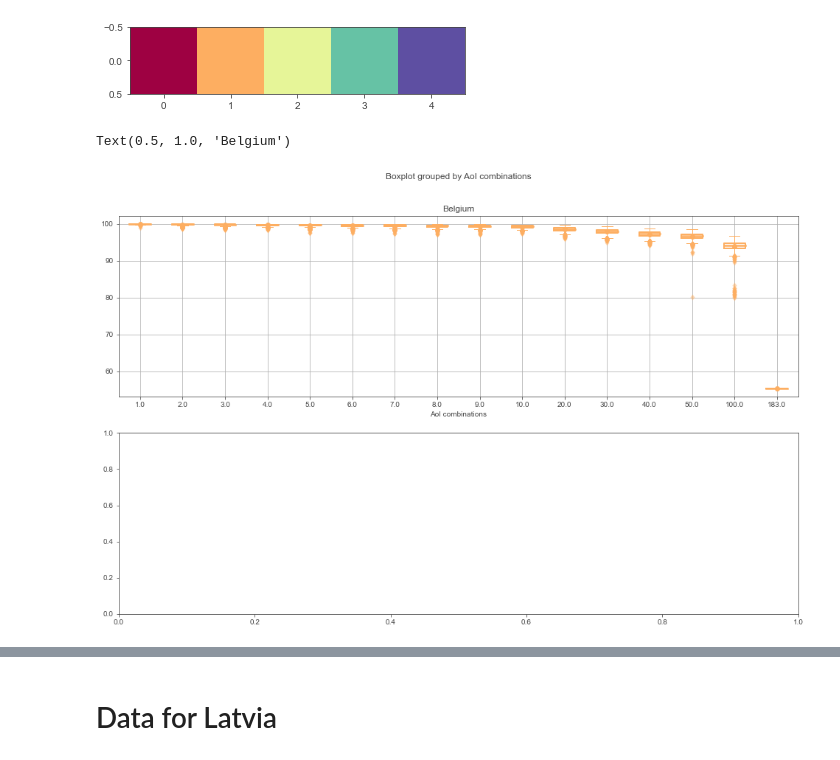
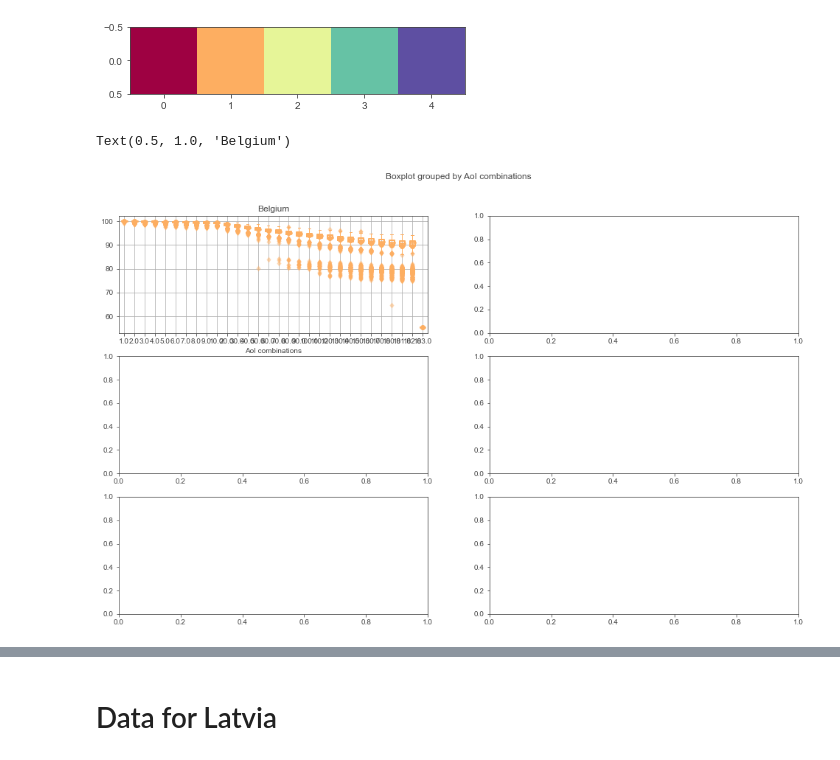
Before and after one commit to keesvanginkel/europe_flood_road_disruption, a Jupyter notebook: scripts/aggregate_giantcomponent.ipynb, the cells around one changed output, grey strips where cells are left out. Cells and saved outputs as stored; diff of their text form; code cells hidden in the pictures.

Commit message:
Aggregation script giant compononent analysis

```diff
--- a/scripts/aggregate_giantcomponent.ipynb
+++ b/scripts/aggregate_giantcomponent.ipynb
@@ -20,7 +21,7 @@ config = load_config(file='config_unc.json')
 # %% [markdown]
 # Load data for Belgium
 # %%
-gc_dir = config['paths']['main_output'] / 'belgium_giant_component' / 'finished_gc'
+gc_dir = config['paths']['main_output'] / 'belgium_giant_component_all' / 'finished_gc'
 assert gc_dir.exists()
 # %%
 def combine_finished_stochastic(finished_folder): #from visualisations_new
@@ -147,41 +185,41 @@ plt.show()
 # %% [output]
 [figure]
 # %%
-rows = 2
-cols = 1
+rows = 3
+cols = 2
 fig,axes = plt.subplots(rows,cols,figsize=(16,10))
 
 Type = 'edges_in_giant_%'
 
 
 fliermarker = 'd'
 meanmarkersize = 6
 
 ########### NUTS-3 ################
 c = colors[3]
 alpha = 0.5
 
 
 boxprops = dict(linestyle='-', linewidth=2, color=c,alpha=1)
 flierprops = dict(marker=fliermarker, markerfacecolor=c, markersize=6,
                   markeredgecolor='none',alpha=alpha)
 medianprops = dict(linewidth=2.5, color=c,alpha=1)
 meanpointprops = dict(marker='o', markeredgecolor=c,alpha=1, markersize = meanmarkersize,
                       markerfacecolor=c)
 capprops = dict(color=c,alpha=1)
 whiskerprops = dict(color=c,alpha=1)
 #meanlineprops = dict(linestyle='-', linewidth=2.5, color=c)
 
-dfA.boxplot(by='AoI combinations',column=Type,ax=axes[0],showmeans=True,
+dfA.boxplot(by='AoI combinations',column=Type,ax=axes[0,0],showmeans=True,
         boxprops=boxprops,flierprops=flierprops,medianprops=medianprops,
         meanprops=meanpointprops,capprops=capprops, whiskerprops=whiskerprops)
 
 
 handles_S = [
             Line2D([0], [0], color=colors[3], alpha=1,label='NUTS-3 regions (500 repetitions)',linestyle='-'),
             Line2D([0], [0], color=colors[8], alpha=1,label='NUTS-2 regions (500 repetitions)',linestyle='-')]
 #axes[0].legend(handles=handles_S) #,labels=labels_S
-axes[0].set_title('Belgium')
+axes[0,0].set_title('Belgium')
 # %% [output]
 Text(0.5, 1.0, 'Belgium')
-[figure, old version]
+[figure, new version]
```
Also changed, not shown: parts of 7 cells of this notebook.
